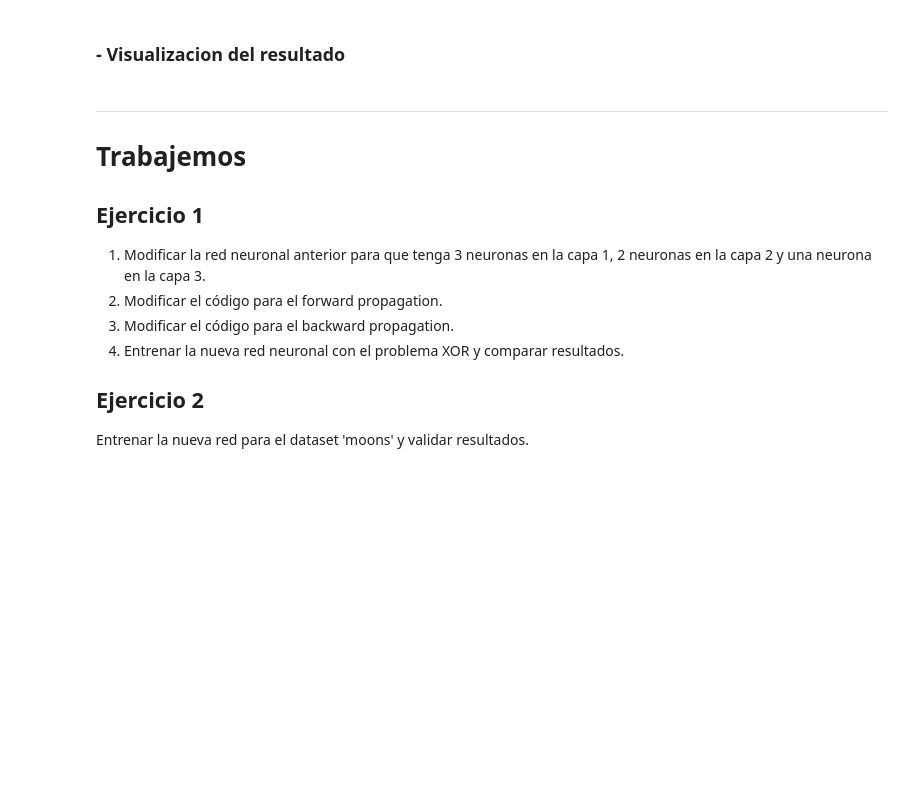
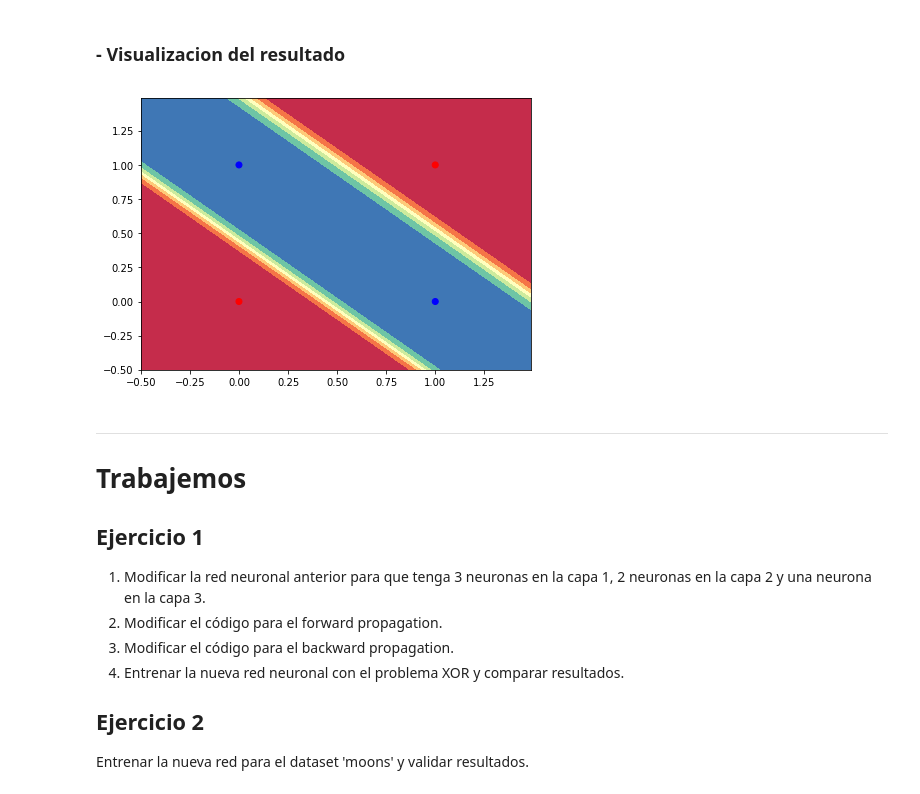
Before and after one commit to psatencio/IA_ITM, a Jupyter notebook: Presentaciones/4. Machine Learning/Modulo 4_3_2_RedNeuronal.ipynb, the cells around one changed output. Cells and saved outputs as stored; diff of their text form; code cells hidden in the pictures; blank space fills up the shorter version.

```diff
--- a/Presentaciones/4. Machine Learning/Modulo 4_3_2_RedNeuronal.ipynb
+++ b/Presentaciones/4. Machine Learning/Modulo 4_3_2_RedNeuronal.ipynb
@@ -197,3 +227,8 @@ visualize_lr(parameters, X, Y)
+# %%
+parameters = {'W1':W1, 'b1':b1, 'W2':W2, 'b2':b2}
+visualize_lr(parameters, X, Y)
+# %% [output]
+[figure, added]
 # %% [markdown]
 <hr>
 
```
Also changed, not shown: parts of 19 cells of this notebook.
